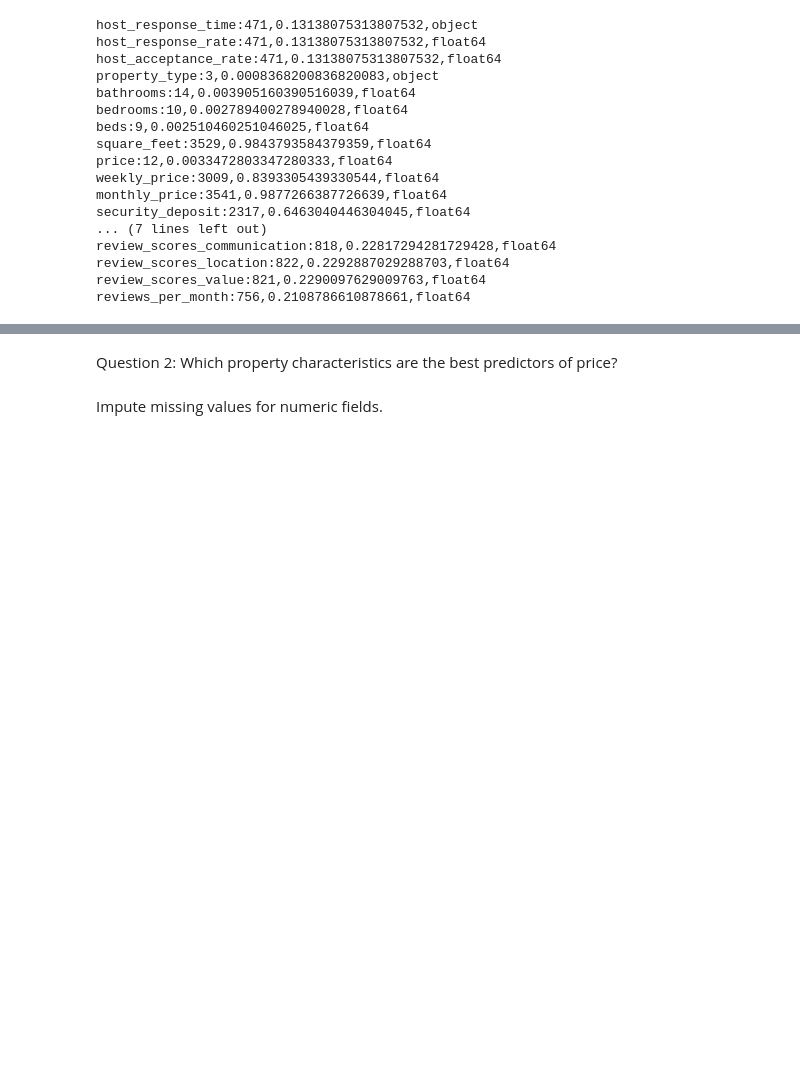
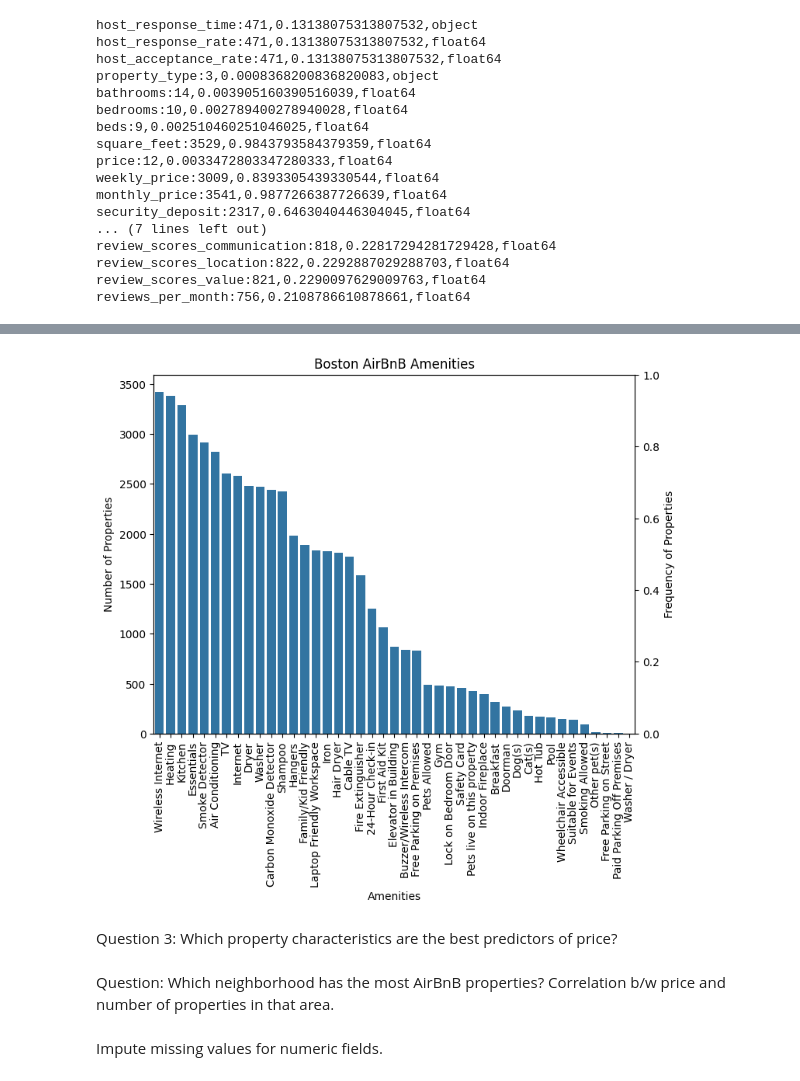
Before and after one commit to ewood242/Project_1_Data-Science-Blog, a Jupyter notebook: Project_1_Writing a Data Scientist Blog Post.ipynb, the cells around one changed output, grey strips where cells are left out. Saved outputs shown, nothing was run; the diff lists cells and outputs as text; code cells hidden in the pictures; blank space fills up the shorter version.

Commit message:
Added amenities analysis

```diff
--- a/Project_1_Writing a Data Scientist Blog Post.ipynb
+++ b/Project_1_Writing a Data Scientist Blog Post.ipynb
@@ -334,7 +334,7 @@ print(listings[['jurisdiction_names', 'has_availability', 'neighbourhood_group_c
 
 listings_filtered = listings.drop(['description', 'summary', 'space', 'neighborhood_overview', 'notes',
                                    'transit', 'access', 'interaction', 'house_rules', 'host_about',
-                                   'name', 'host_name', 'host_verifications', 'amenities',
+                                   'name', 'host_name', 'host_verifications',
                                    'host_thumbnail_url', 'listing_url', 'thumbnail_url', 'host_url',
                                    'host_picture_url', 'medium_url', 'picture_url', 'xl_picture_url',
                                    'latitude', 'longitude', 'country', 'country_code', 'street', 'state',
@@ -508,0 +509,10 @@ reviews_per_month:756,0.2108786610878661,float64
+# %%
+freq = []
+for s in listings_filtered['amenities']:
+    new_list = s[1:-1].replace('"', '').split(',')
+    freq = freq + new_list
+
+df = pd.DataFrame({'data': freq})
+freq_table = df['data'].value_counts()
+amenities = pd.DataFrame(freq_table)
+amenities
@@ -509,2 +538,18 @@ reviews_per_month:756,0.2108786610878661,float64
+# %%
+amenities_clean = amenities.drop(['', 'translation missing: en.hosting_amenity_50', 'translation missing: en.hosting_amenity_49'], axis=0)
+# %%
+plt.figure(figsize=(8, 6))
+ax = sns.barplot(x='data', y='count', data=amenities_clean)
+plt.xlabel('Amenities')
+plt.ylabel('Number of Properties')
+plt.title('Boston AirBnB Amenities')
+plt.xticks(rotation = 90)
+
+ax2=ax.twinx()
+ax2.set_ylabel('Frequency of Properties')
+
+plt.show()
+# %% [output]
+[figure, added]
 # %% [markdown]
-Question 2: Which property characteristics are the best predictors of price?
+Question 3: Which property characteristics are the best predictors of price?
@@ -510,0 +560,2 @@ Question 2: Which property characteristics are the best predictors of price?
+# %% [markdown]
+Question: Which neighborhood has the most AirBnB properties? Correlation b/w price and number of properties in that area.
```
Also changed, not shown: parts of 9 cells of this notebook.
